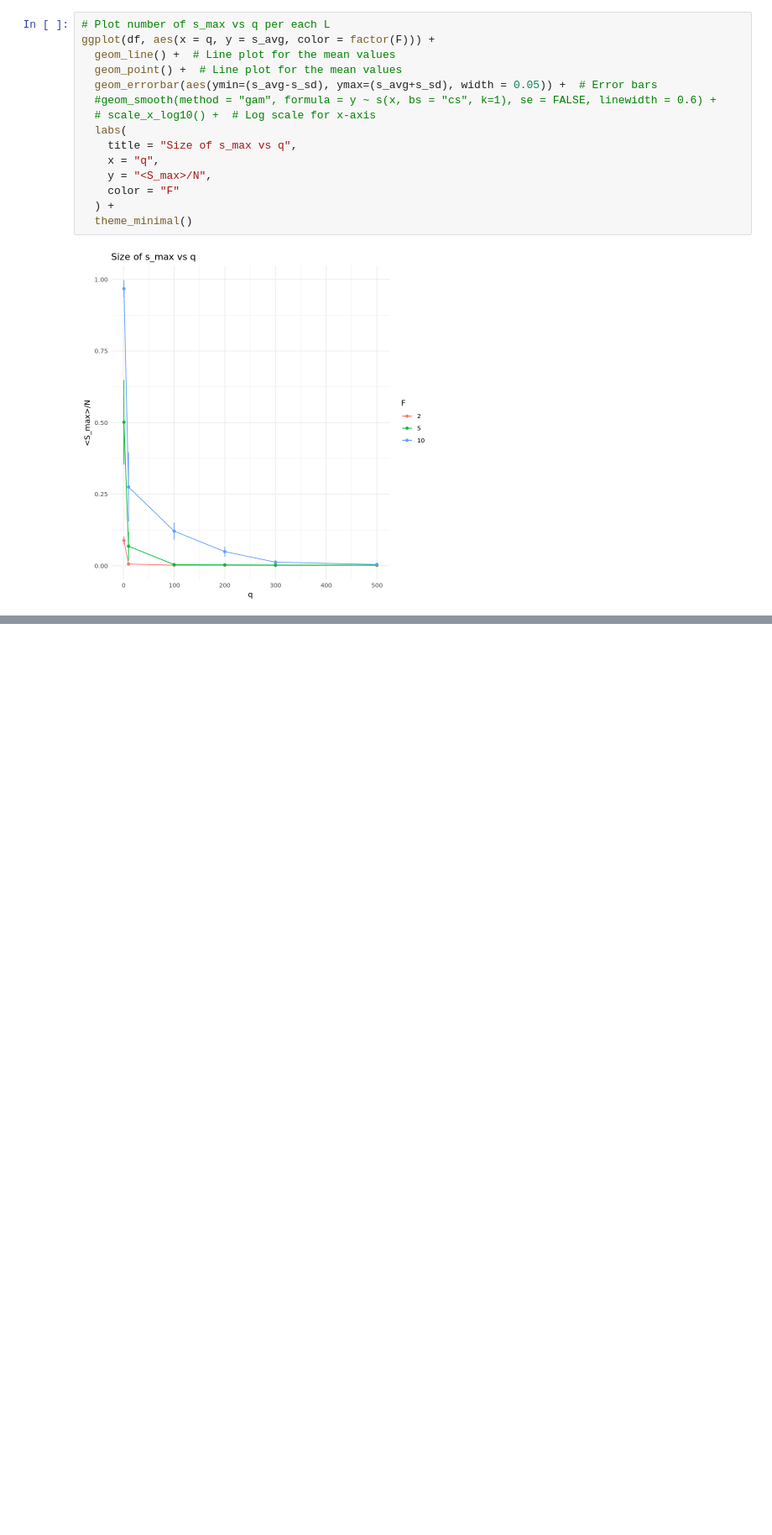
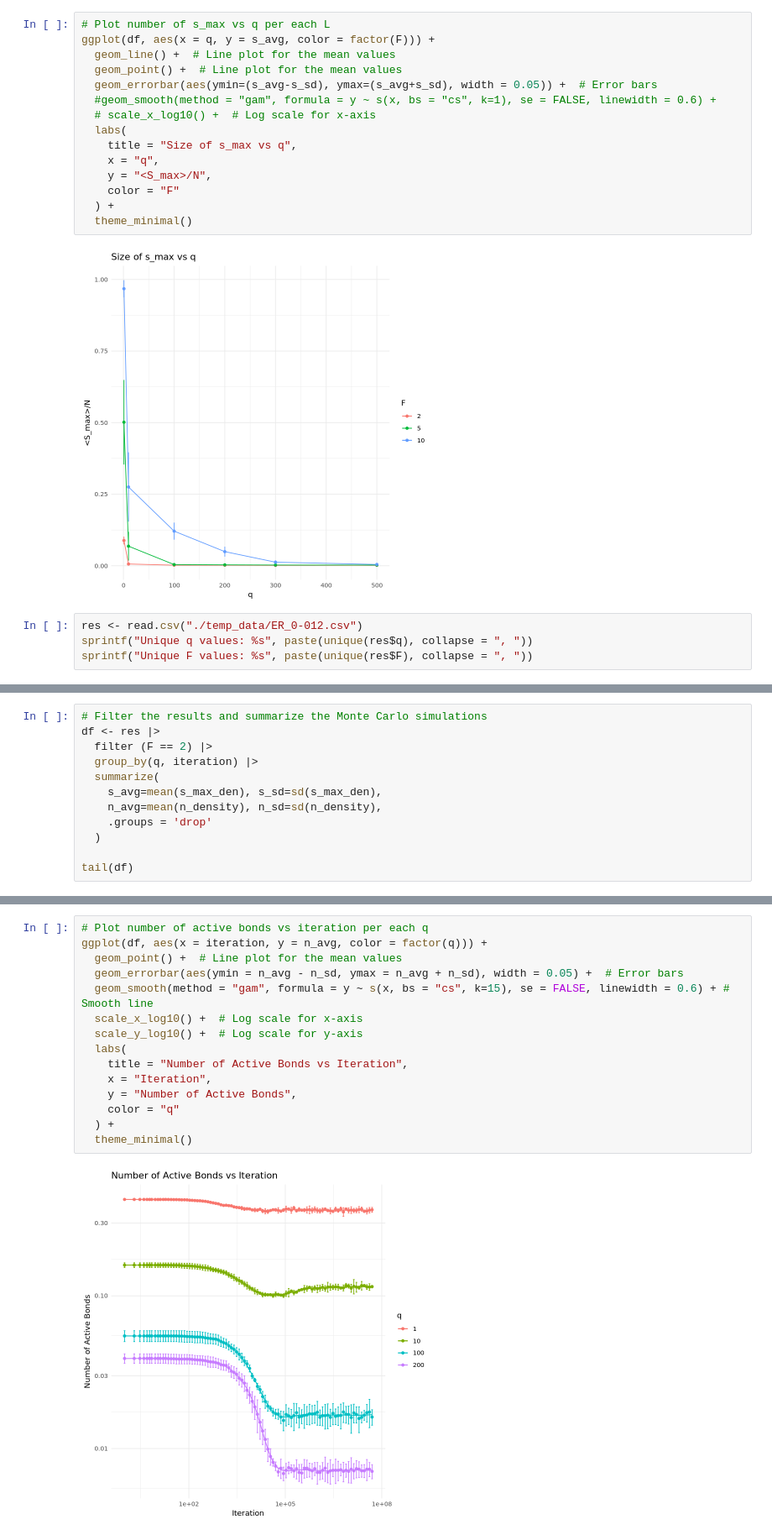
Before and after one commit to paololapo/ComplexNetworks_projects, a Jupyter notebook: code/task_30/social_influence.ipynb, the cells around one changed output, grey strips where cells are left out. Shown at 84% size. Saved outputs shown, nothing was run; the diff lists cells and outputs as text; blank space fills up the shorter version.

```diff
--- a/code/task_30/social_influence.ipynb
+++ b/code/task_30/social_influence.ipynb
@@ -637,3 +637,7 @@ ggplot(df, aes(x = q, y = s_avg, color = factor(F))) +
   theme_minimal()
 # %% [output]
 [figure]
+# %%
+res <- read.csv("./temp_data/ER_0-012.csv")
+sprintf("Unique q values: %s", paste(unique(res$q), collapse = ", "))
+sprintf("Unique F values: %s", paste(unique(res$F), collapse = ", "))
@@ -639,0 +647,12 @@ ggplot(df, aes(x = q, y = s_avg, color = factor(F))) +
+# %%
+# Filter the results and summarize the Monte Carlo simulations
+df <- res |>
+  filter (F == 2) |>
+  group_by(q, iteration) |>
+  summarize(
+    s_avg=mean(s_max_den), s_sd=sd(s_max_den),
+    n_avg=mean(n_density), n_sd=sd(n_density),
+    .groups = 'drop'
+  )
+
+tail(df)
@@ -639,0 +669,17 @@ ggplot(df, aes(x = q, y = s_avg, color = factor(F))) +
+# %%
+# Plot number of active bonds vs iteration per each q
+ggplot(df, aes(x = iteration, y = n_avg, color = factor(q))) +
+  geom_point() +  # Line plot for the mean values
+  geom_errorbar(aes(ymin = n_avg - n_sd, ymax = n_avg + n_sd), width = 0.05) +  # Error bars
+  geom_smooth(method = "gam", formula = y ~ s(x, bs = "cs", k=15), se = FALSE, linewidth = 0.6) + # Smooth line
+  scale_x_log10() +  # Log scale for x-axis
+  scale_y_log10() +  # Log scale for y-axis
+  labs(
+    title = "Number of Active Bonds vs Iteration",
+    x = "Iteration",
+    y = "Number of Active Bonds",
+    color = "q"
+  ) +
+  theme_minimal()
+# %% [output]
+[figure, added]
```
Also changed, not shown: parts of 5 cells of this notebook, 6 other files.
